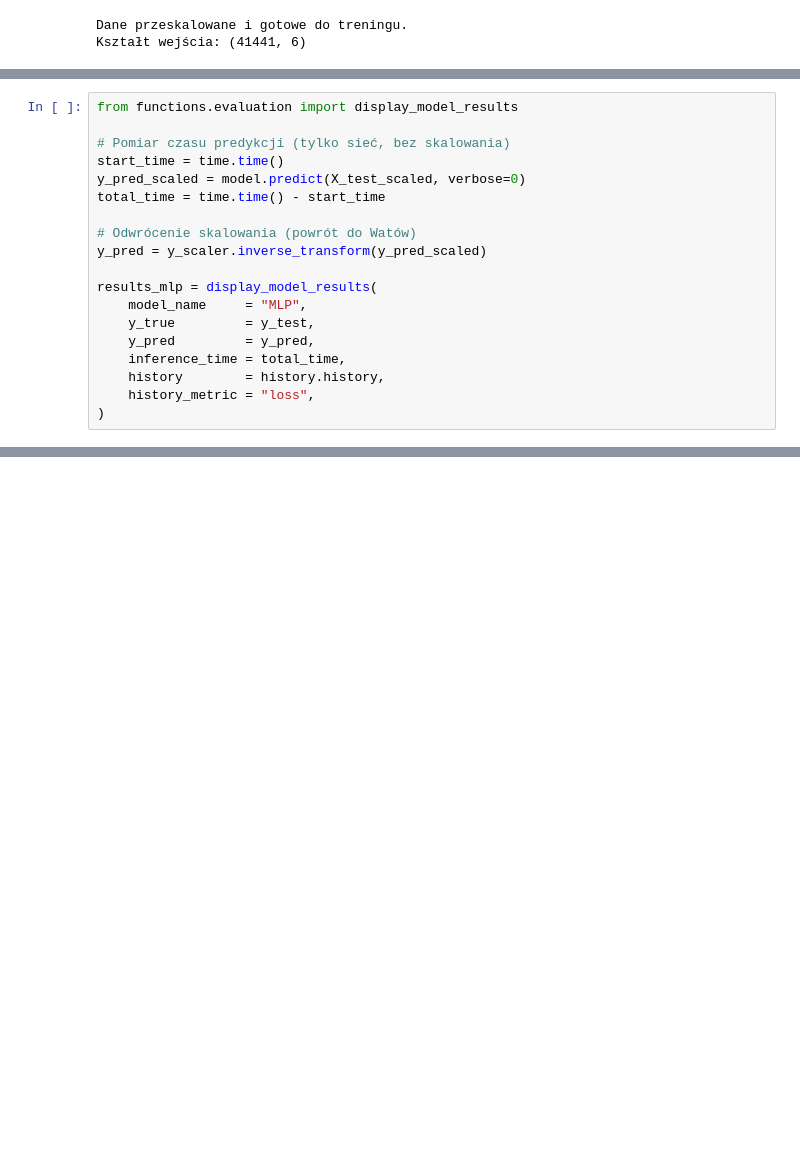
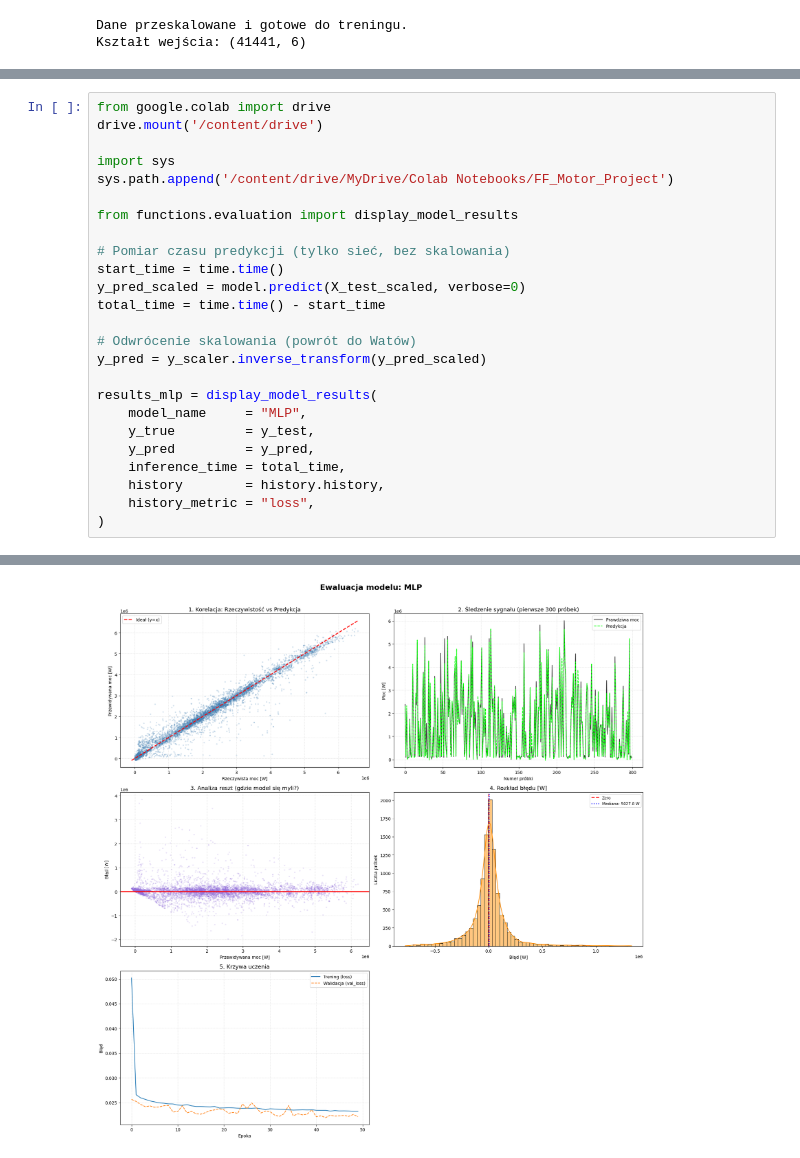
Before and after one commit to mechasB/Feed_Forward_Motor_Project, a Jupyter notebook: src/MLP_simple_model.ipynb, the cells around one changed output, grey strips where cells are left out. Saved outputs shown, nothing was run; the diff lists cells and outputs as text; blank space fills up the shorter version.

```diff
--- a/src/MLP_simple_model.ipynb
+++ b/src/MLP_simple_model.ipynb
@@ -186,5 +186,11 @@ Epoch 50/50
 Trening zakończony.
 # %%
+from google.colab import drive
+drive.mount('/content/drive')
+
+import sys
+sys.path.append('/content/drive/MyDrive/Colab Notebooks/FF_Motor_Project')
+
 from functions.evaluation import display_model_results
 
 # Pomiar czasu predykcji (tylko sieć, bez skalowania)
@@ -207,0 +226 @@ ModuleNotFoundError: No module named 'functions'
+[figure, added]
```
Also changed, not shown: parts of 3 cells of this notebook, 3 other files.
